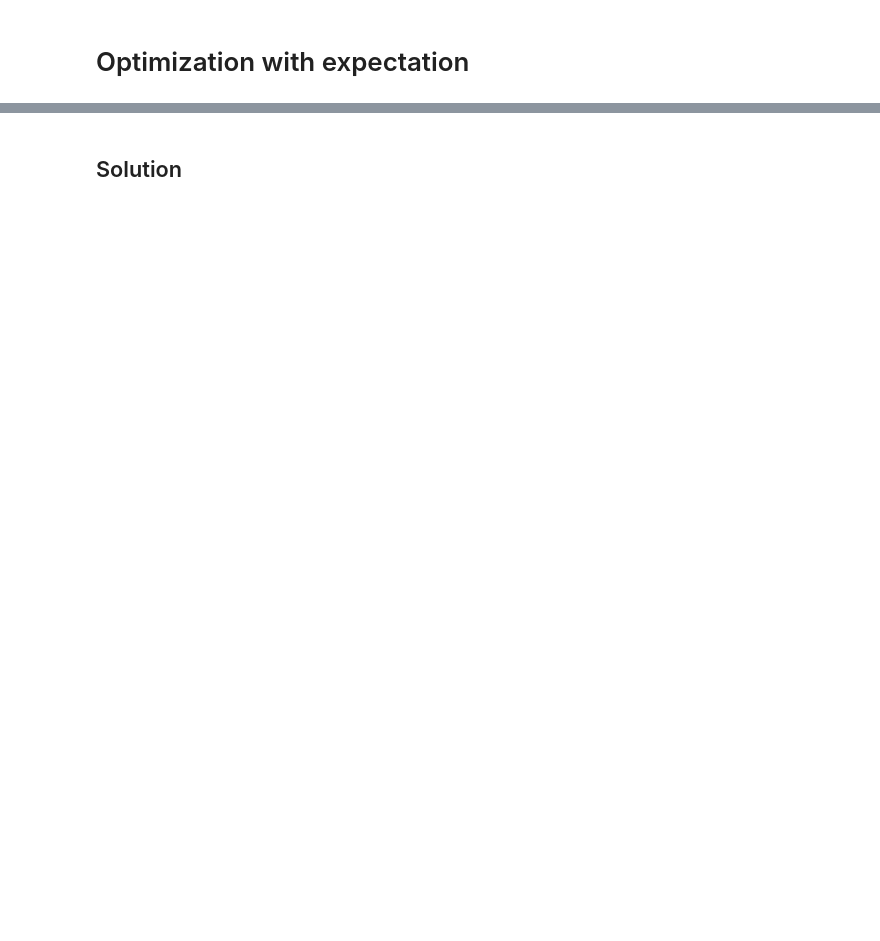
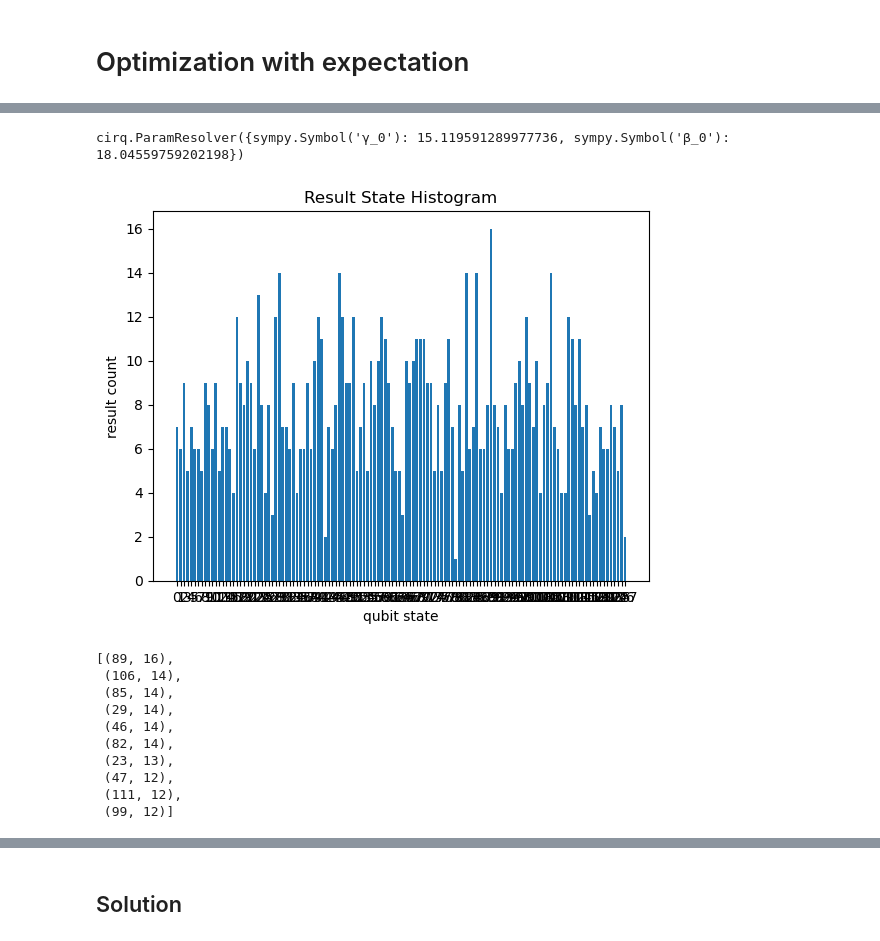
Before and after one commit to DanielPora/BILP-Q-version-for-Circ, a Jupyter notebook: BILP-Q Cirq Tutorial.ipynb, the cells around one changed output, grey strips where cells are left out. Drawn from its saved outputs; the diff is of its cells as text; code cells hidden in the pictures; blank space fills up the shorter version.

```diff
--- a/BILP-Q Cirq Tutorial.ipynb
+++ b/BILP-Q Cirq Tutorial.ipynb
@@ -506,12 +555,26 @@ opt_params
 # %%
 num_reps = 1000
 params = cirq.ParamResolver(opt_params)
 print(params)
 measure_result = simulator.run(measure_qaoa, param_resolver=params, repetitions = num_reps)
 cirq.plot_state_histogram(measure_result, plt.subplot())
 plt.show()
 counts = measure_result.histogram(key='result')
 solution = counts.most_common(10)
+solution
+# %% [output]
+cirq.ParamResolver({sympy.Symbol('γ_0'): 15.119591289977736, sympy.Symbol('β_0'): 18.04559759202198})
+[figure, added]
+[(89, 16),
+ (106, 14),
+ (85, 14),
+ (29, 14),
+ (46, 14),
+ (82, 14),
+ (23, 13),
+ (47, 12),
+ (111, 12),
+ (99, 12)]
 # %%
 def find_sol(sol_counter):
     min_cost = float("inf")
```
Also changed, not shown: parts of 29 cells of this notebook, 1 other file.
